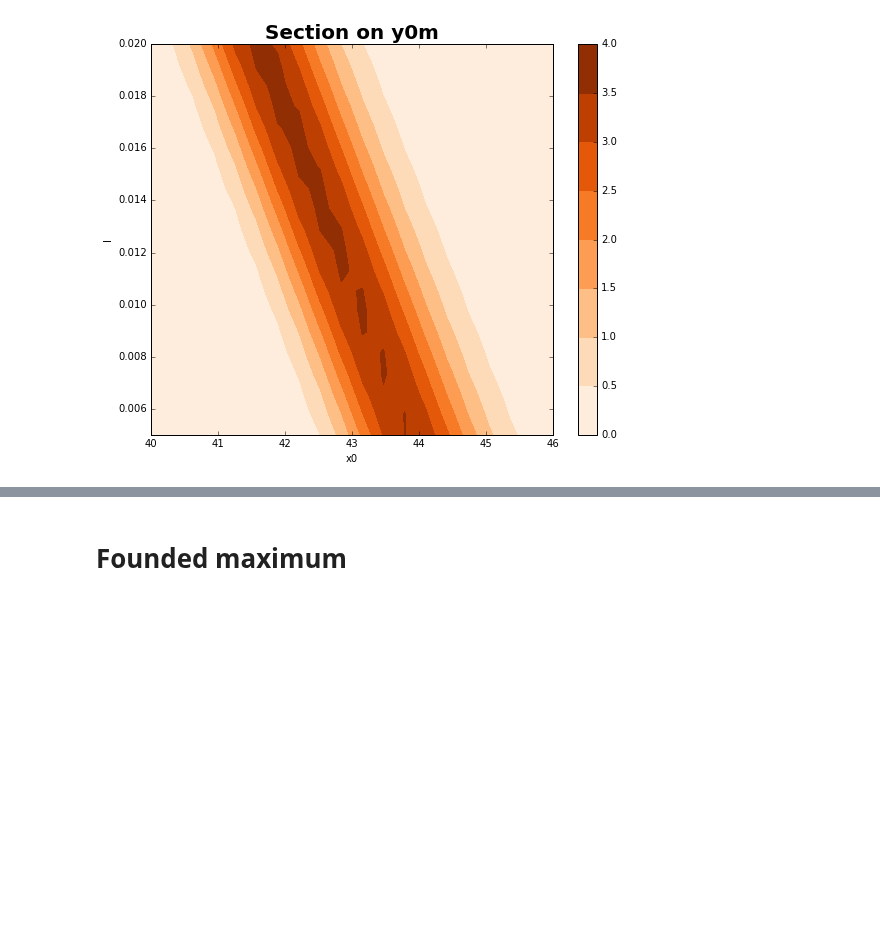
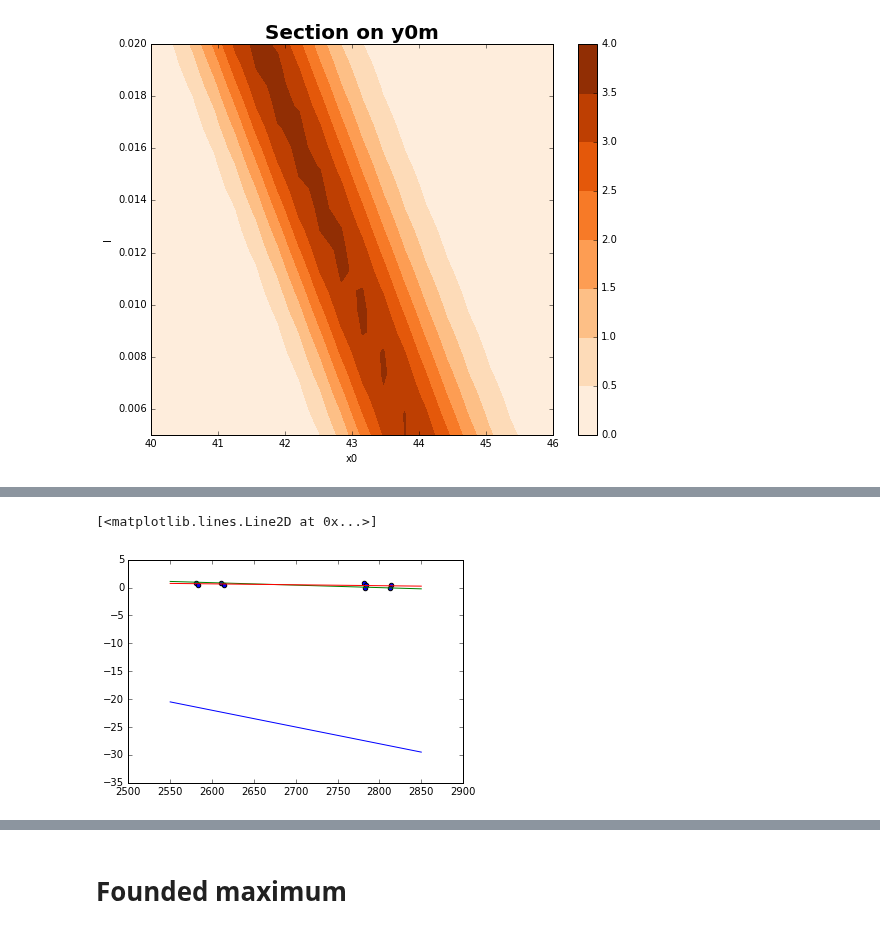
Before and after one commit to hushchyn-mikhail/ship_tracking_summer2016, a Jupyter notebook: notebooks/Retina_demonstration2.ipynb, the cells around one changed output, grey strips where cells are left out. Cells and saved outputs as stored; diff of their text form; code cells hidden in the pictures; blank space fills up the shorter version.

```diff
--- a/notebooks/Retina_demonstration2.ipynb
+++ b/notebooks/Retina_demonstration2.ipynb
@@ -337,0 +355,11 @@ plt.title('x0-y0')
+# %%
+y_track = event_before_magnet[((event_before_magnet.ViewNb==0)|(event_before_magnet.ViewNb==3))&(event_before_magnet.TrackID==2)]
+y_track_params = np.polyfit(y_track.Wz1.values, y_track.Wy1.values, 1)
+# %%
+plt.scatter(y_track.Wz.values, y_track.Wy1.values)
+plt.plot([2550, 2850], [dots[-1][2] + 2550*dots[-1][3], dots[-1][2] + 2850*dots[-1][3]], c='green')
+plt.plot([2550, 2850], [dots[0][2] + 2550*dots[0][3], dots[0][2] + 2850*dots[0][3]], c='blue')
+plt.plot([2550, 2850], [y_track_params[1] + 2550*y_track_params[0], y_track_params[1] + 2850*y_track_params[0]], c='red')
+# %% [output]
+[<matplotlib.lines.Line2D at 0x...>]
+[figure, added]
```
Also changed, not shown: parts of 14 cells of this notebook, 1 other file.
